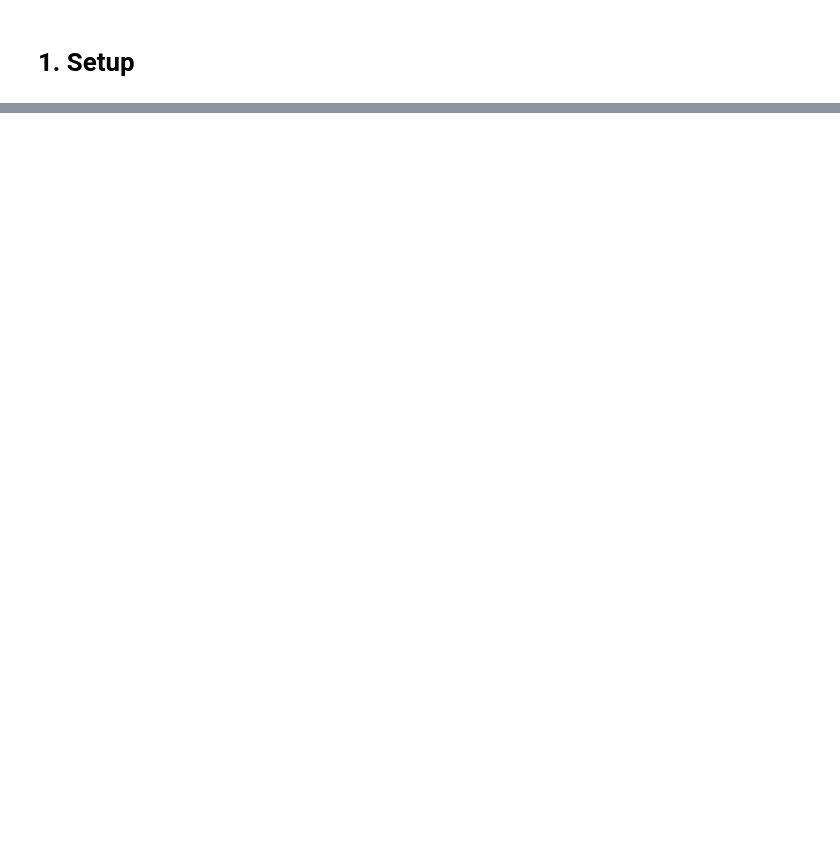
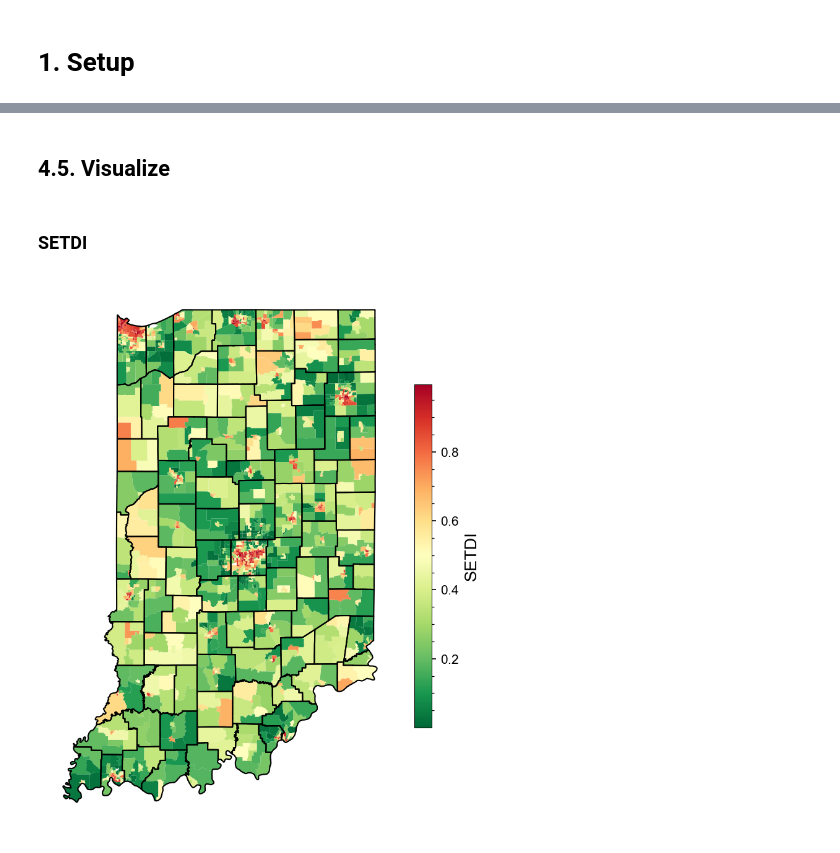
Before and after one commit to rvanxer/spr_4711, a Jupyter notebook: code/2_ses.ipynb, the cells around one changed output, grey strips where cells are left out. Drawn from its saved outputs; the diff is of its cells as text; code cells hidden in the pictures; blank space fills up the shorter version.

```diff
--- a/code/2_ses.ipynb
+++ b/code/2_ses.ipynb
@@ -552,0 +57,12 @@ plot_sedi_corr(dpi=250)
+# %%
+adi = (pd.read_csv(DATA / 'ses/adi_us_bg_2021.csv')
+       .rename(columns=str.lower).rename(columns=D(fips='geoid'))
+       .query('adi_staternk.str.isdigit() & adi_natrank.str.isdigit()'))
+adi['st'] = adi.adi_staternk.astype(float) / 10
+adi['nat'] = adi.adi_natrank.astype(float) / 100
+adi = adi[['geoid', 'st', 'nat']].astype(D(geoid=str)).assign(scale='BG')
+for scale, nChar in D(county=5, tract=11).items():
+    df = adi.assign(geoid=adi.geoid.str[:nChar])
+    df = df.groupby('geoid')[['st', 'nat']].mean().reset_index()
+    adi = pd.concat([adi, df.assign(scale=scale)])
+adi = adi.reset_index(drop=1).disp()
@@ -552,0 +76,9 @@ plot_sedi_corr(dpi=250)
+# %%
+_, (ax1, ax2) = plt.subplots(1, 2, figsize=(12, 12), dpi=150)
+for ax, var, label in [(ax1, 'nat', 'National ADI %ile'), (ax2, 'st', 'State ADI decile')]:
+    ax = pplot(ax, axoff=1, title=label)
+    zonesIN20.query('scale=="BG"').merge(adi).plot(
+        var, ax=ax, cmap='RdYlGn_r', legend=True,
+        legend_kwds=D(shrink=0.4, label='Normalized value'))
+    zonesIN20.query('scale=="County"').plot(ax=ax, fc='none', ec='k', lw=1)
+plt.subplots_adjust(wspace=-0.05) # 4s
@@ -552,0 +356,14 @@ plot_sedi_corr(dpi=250)
+# %%
+def get_setdi(year, cols=(
+        'p_poc p_pov p_snglparent p_crowded p_lowedu p_renter p_transit p_walkbike '
+        'p_noveh p_noinsur p_lowenglish p_disabled p_unemploy').split()):
+    ses = pd.read_parquet(DATA / f'ses/acs/acs_{year}.parquet')
+    res = []
+    for _, df in ses.groupby('scale'):
+        df = df.set_index('geoid')[cols].rank(pct=True)
+        res.append(df.assign(setdi=df.mean(axis=1).rank(pct=True)))
+    df = pd.concat(res).reset_index()
+    return df
+
+# setdi19 = get_setdi(2019).disp(0)
+setdi21 = get_setdi(2021).disp()
@@ -552,0 +392,12 @@ plot_sedi_corr(dpi=250)
+# %% [markdown]
+## 4.5. Visualize
+# %% [markdown]
+### SETDI
+# %%
+ax = pplot(size=(6, 12), dpi=150, axoff=1)
+zonesIN20.query('scale=="Tract"').merge(setdi21).plot(
+    ax=ax, column='setdi', cmap='RdYlGn_r',
+    legend=True, legend_kwds=D(shrink=0.4, label='SETDI'))
+zonesIN20.query('scale=="County"').plot(ax=ax, fc='none', ec='k', lw=1);
+# %% [output]
+[figure, added]
```
Also changed, not shown: parts of 83 cells of this notebook, 4 other files.
